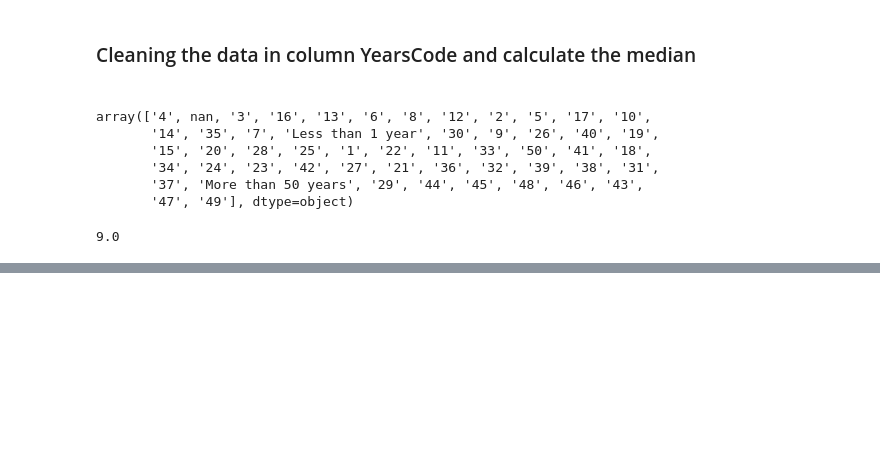
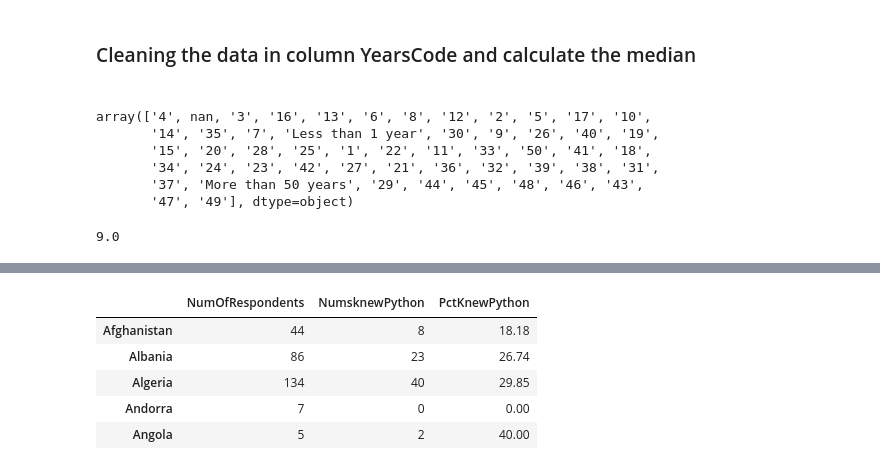
Before and after one commit to justaplan/stack_overflow_survey_analysis, a Jupyter notebook: stack_overflow_survey.ipynb, the cells around one changed output, grey strips where cells are left out. Cells and saved outputs as stored; diff of their text form; code cells hidden in the pictures; blank space fills up the shorter version.

```diff
--- a/stack_overflow_survey.ipynb
+++ b/stack_overflow_survey.ipynb
@@ -185,0 +261,11 @@ df["YearsCode"].median()
+# %%
+## Calculate the percentage knew python and add in to brand new column
+python_df["PctKnewPython"] = round((python_df["NumsknewPython"] / python_df["NumOfRespondents"]) * 100,2)
+python_df.head()
+# %% [output]
+|  | NumOfRespondents | NumsknewPython | PctKnewPython |
+| Afghanistan | 44 | 8 | 18.18 |
+| Albania | 86 | 23 | 26.74 |
+| Algeria | 134 | 40 | 29.85 |
+| Andorra | 7 | 0 | 0.00 |
+| Angola | 5 | 2 | 40.00 |
```
Also changed, not shown: parts of 14 cells of this notebook.
